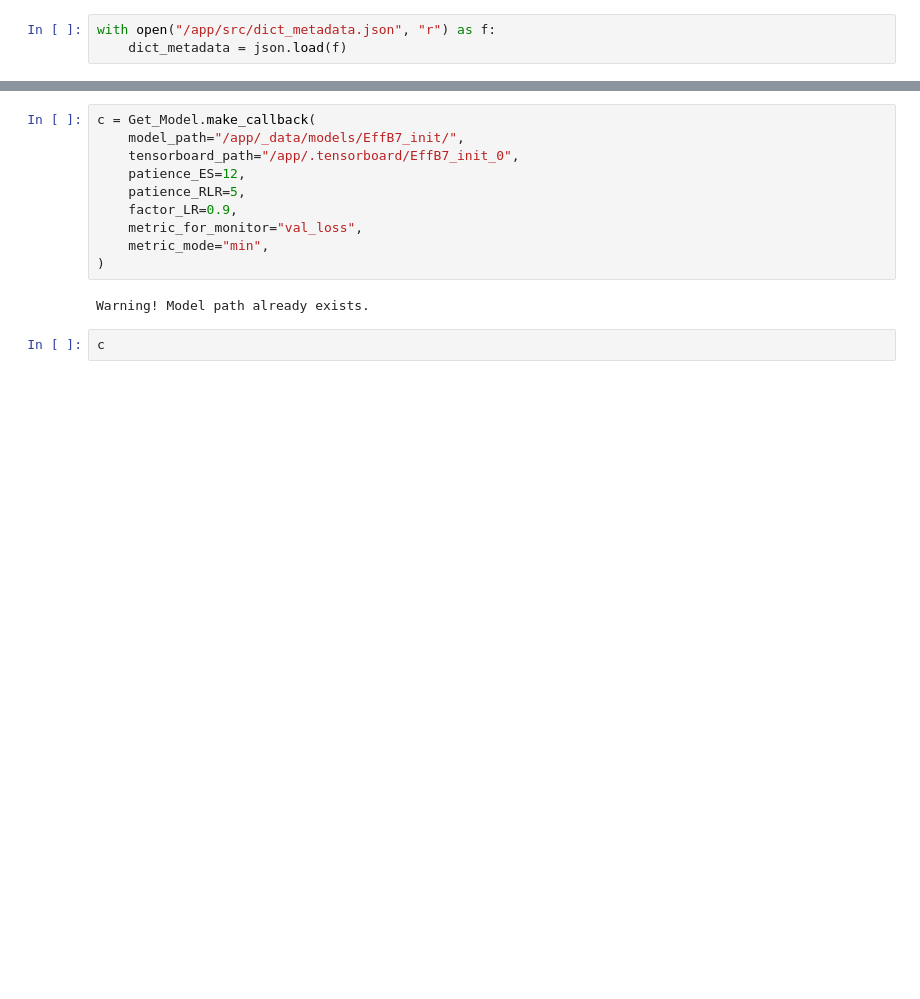
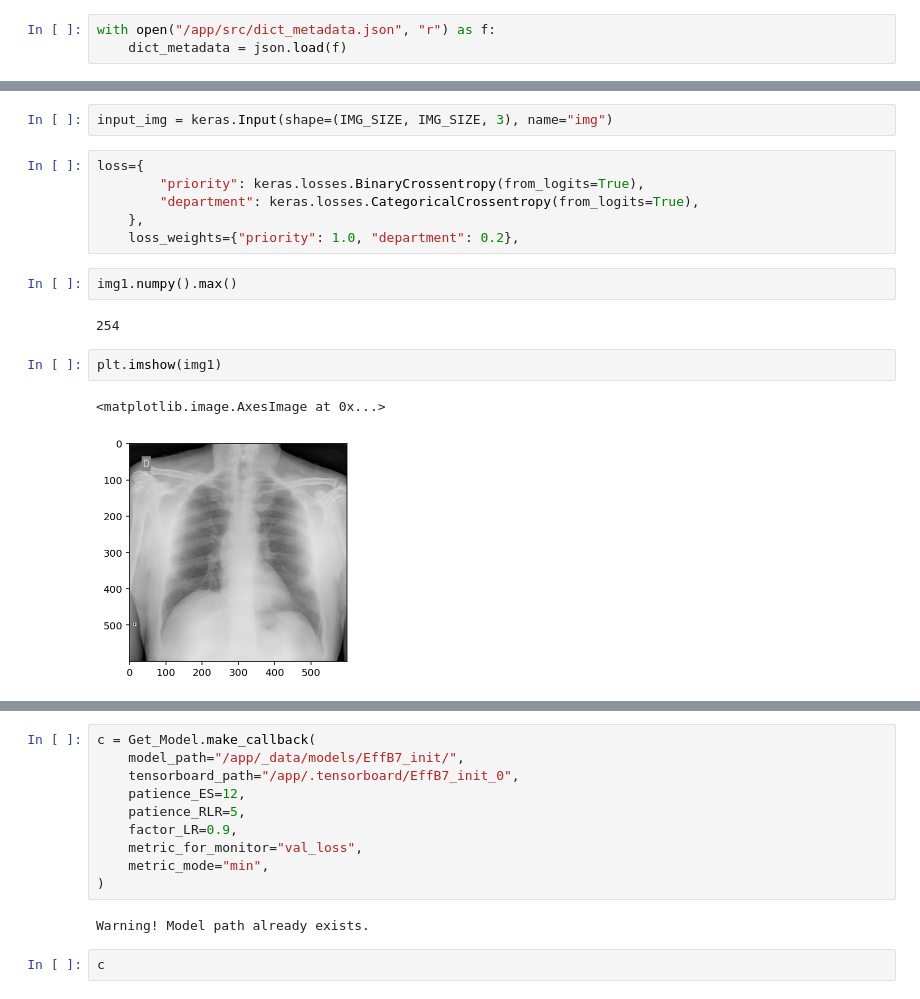
Before and after one commit to ntatanko/kaggle_covid, a Jupyter notebook: src/generator.ipynb, the cells around one changed output, grey strips where cells are left out. Saved outputs shown, nothing was run; the diff lists cells and outputs as text; blank space fills up the shorter version.

```diff
--- a/src/generator.ipynb
+++ b/src/generator.ipynb
@@ -293,0 +637,17 @@ class Generator(keras.utils.Sequence):
+# %%
+input_img = keras.Input(shape=(IMG_SIZE, IMG_SIZE, 3), name="img")
+# %%
+loss={
+        "priority": keras.losses.BinaryCrossentropy(from_logits=True),
+        "department": keras.losses.CategoricalCrossentropy(from_logits=True),
+    },
+    loss_weights={"priority": 1.0, "department": 0.2},
+# %%
+img1.numpy().max()
+# %% [output]
+254
+# %%
+plt.imshow(img1)
+# %% [output]
+<matplotlib.image.AxesImage at 0x...>
+[figure, added]
```
Also changed, not shown: parts of 33 cells of this notebook, 26 other files.
